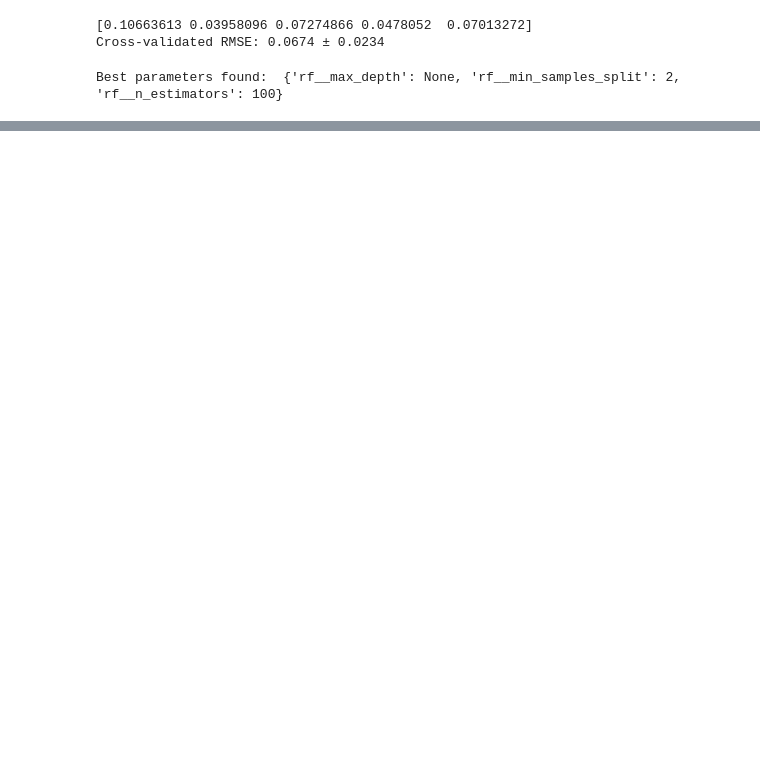
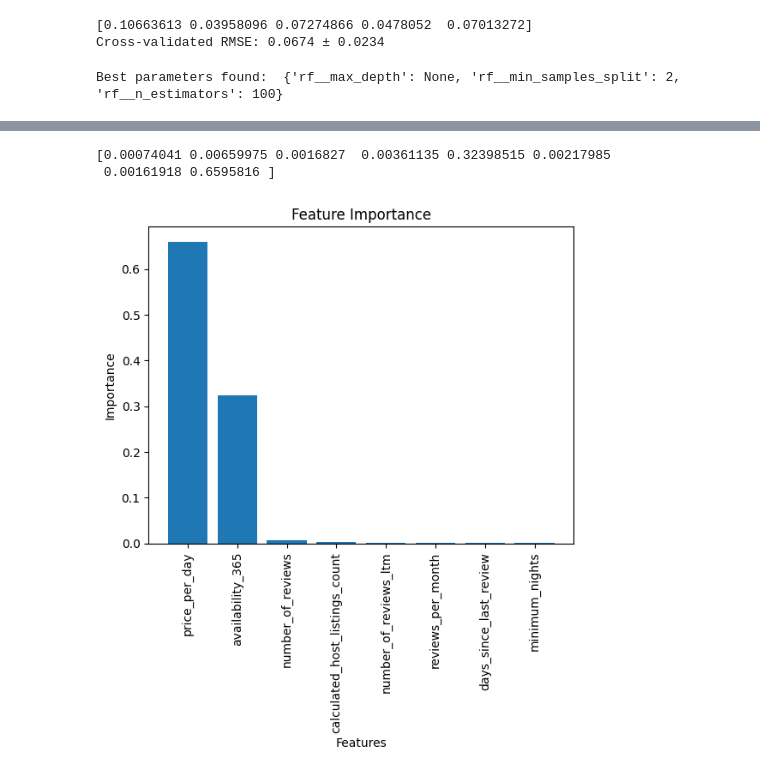
Before and after one commit to supremkc05/AirBnB-Pricing, a Jupyter notebook: notebook/ModelEvaluate.ipynb, the cells around one changed output, grey strips where cells are left out. Saved outputs shown, nothing was run; the diff lists cells and outputs as text; code cells hidden in the pictures; blank space fills up the shorter version.

```diff
--- a/notebook/ModelEvaluate.ipynb
+++ b/notebook/ModelEvaluate.ipynb
@@ -106,0 +123,16 @@ Best parameters found:  {'rf__max_depth': None, 'rf__min_samples_split': 2, 'rf_
+# %%
+#feature importance
+importances = pipeline_rf.named_steps['rf'].feature_importances_
+print(importances)
+feature_names = X.columns
+indices = np.argsort(importances)[::-1]
+plt.bar(range(len(indices)), importances[indices])
+plt.xticks(range(len(indices)), feature_names[indices], rotation=90)
+plt.title('Feature Importance')
+plt.xlabel('Features')
+plt.ylabel('Importance')
+plt.show()
+# %% [output]
+[0.00074041 0.00659975 0.0016827  0.00361135 0.32398515 0.00217985
+ 0.00161918 0.6595816 ]
+[figure, added]
```
Also changed, not shown: parts of 3 cells of this notebook.
